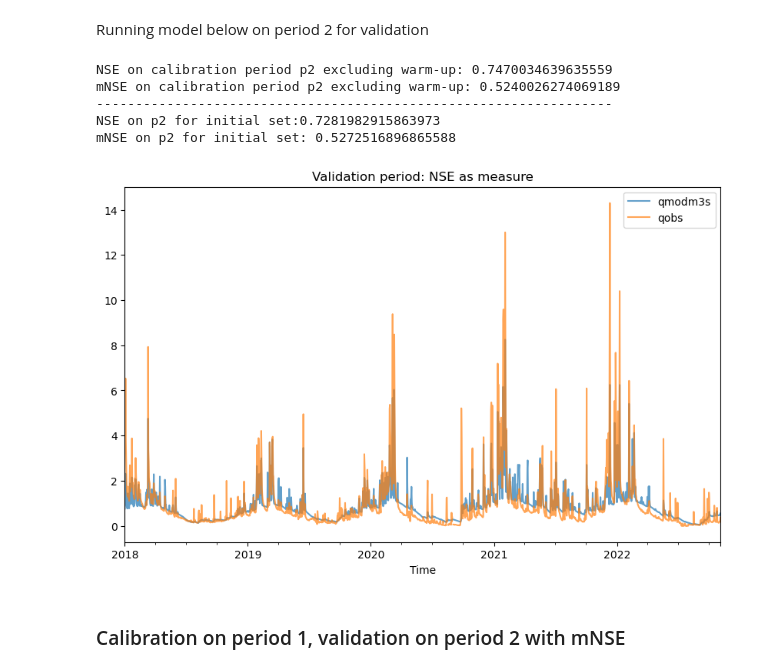
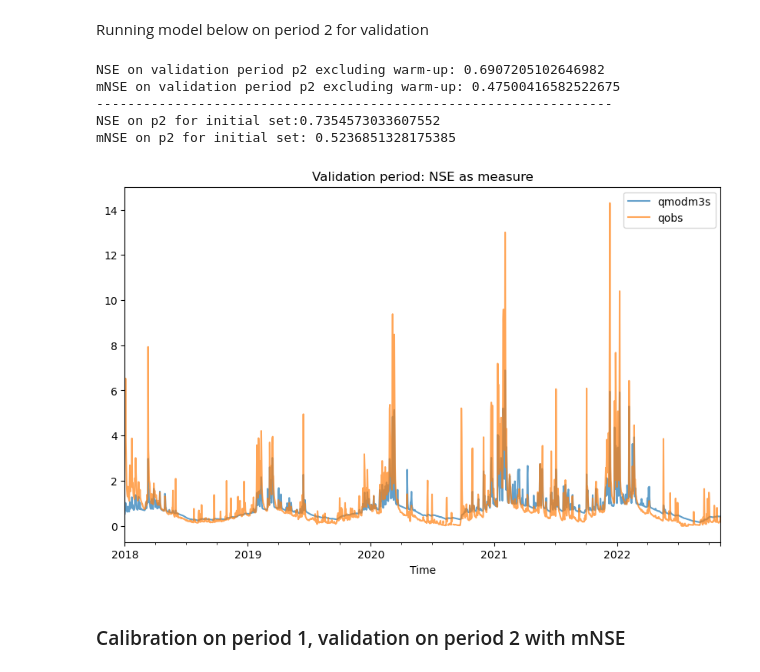
Before and after one commit to olivierbonte/master_thesis, a Jupyter notebook: model_training_and_calibration/PDM_calibration.ipynb, the cells around one changed output. Cells and saved outputs as stored; diff of their text form; code cells hidden in the pictures.

```diff
--- a/model_training_and_calibration/PDM_calibration.ipynb
+++ b/model_training_and_calibration/PDM_calibration.ipynb
@@ -83,0 +113,2 @@ Last day of forcing data: 2022-11-05 23:00:00
+# %%
+p_zwalm.set_index('Timestamp')['#_nonan_stations'].hvplot()
@@ -164,31 +217,36 @@ mainly on the first period, calibration needs to be improved!
 ## Calibration
 
 ### Calibration on period 1, validation on period 2 with NSE
+# %%
+goal_function = lambda param: -PDM_calibration_wrapper(
+    param, parameters_initial.columns, 'NSE',p_zwalm_p1['P_thiessen'].values,
+    ep_zwalm_p1['EP_thiessen'].values, area_zwalm_new, deltat,
+    deltat_out, p1_period.values, p1_period_excl_warmup.values, Q_day['Value'], m =2
+)
+
+init_reshaped = parameters_initial.values.flatten()
+
+Nfeval = 1
+def callback_personal(Xi):
+    global Nfeval
+    print(Nfeval)#type:ignore
+    print('Current parameter set' + str(Xi))
+    Nfeval += 1#type:ignore
 # %%
-goal_function = lambda param: -PDM_calibration_wrapper(
-    param, parameters_initial.columns, 'NSE',p_zwalm_p1['P_thiessen'].values,
-    ep_zwalm_p1['EP_thiessen'].values, area_zwalm_new, deltat,
-    deltat_out, p1_period.values, p1_period_excl_warmup.values, Q_day['Value']
-)
-
-init_reshaped = parameters_initial.values.flatten()
-
-Nfeval = 1
-def callback_personal(Xi):
-    global Nfeval
-    print(Nfeval)#type:ignore
-    print('Current parameter set' + str(Xi))
-    Nfeval += 1#type:ignore
 if exec_optimisation:
     optimize_result_p1 = scipy.optimize.minimize(
         goal_function, init_reshaped, method = 'Nelder-Mead',
         callback = callback_personal,
-        options = {'xatol':0.01, 'fatol':0.001, 'maxiter':150}
+        bounds = bounds_list,
+        options = {'fatol':0.001}
     ) #has to be (n,) for initial valeus
 # Read in and write out data
+duration = 1000
+freq = 350
+winsound.Beep(freq, duration)
 if exec_write:
     p1_opt_parameters = pd.DataFrame(optimize_result_p1.x.reshape(1,-1))#type:ignore
     p1_opt_parameters.columns = parameters_initial.columns
-    p1_opt_parameters.to_csv('data/Zwalm_PDM_parameters/p1_opt_param.csv')
+    p1_opt_parameters.to_csv('data/Zwalm_PDM_parameters/p1_opt_param_NSE_qconst_strict_m_2.csv')
 if exec_read:
     p1_opt_parameters = pd.read_csv('data/Zwalm_PDM_parameters/p1_opt_param.csv', index_col= False)
@@ -245,33 +321,33 @@ Running model below on period 2 for validation
 # %%
 pd_zwalm_outp2_p1opt = PDM(P = p_zwalm_p2['P_thiessen'].values,
     EP = ep_zwalm_p2['EP_thiessen'].values,
     t = p2_period.values, area = area_zwalm_new, deltat = deltat, deltatout = deltat_out ,
     parameters = p1_opt_parameters)#type:ignore
-pd_zwalm_outp2_p1opt = pd_zwalm_outp2_p1opt.join(Q_day, on = 'Time', how = 'left')
+pd_zwalm_outp2_p1opt = pd_zwalm_outp2_p1opt.join(Q_day_join, on = 'Time', how = 'left')
 pd_zwalm_outp2_p1opt = pd_zwalm_outp2_p1opt.set_index('Time')
 fig, ax = plt.subplots(figsize = (10,6))
 pd_zwalm_outp2_p1opt.plot(ax = ax, y = ['qmodm3s','qobs'], alpha = 0.7, title = 'Validation period: NSE as measure')
 
 nse_p2_p1opt = NSE(
     pd_zwalm_outp2_p1opt.loc[p2_period_excl_warmup, 'qmodm3s'],
     pd_zwalm_outp2_p1opt.loc[p2_period_excl_warmup, 'qobs']
 )
 mnse_p2_p1opt = mNSE(
     pd_zwalm_outp2_p1opt.loc[p2_period_excl_warmup, 'qmodm3s'],
     pd_zwalm_outp2_p1opt.loc[p2_period_excl_warmup, 'qobs']
 )
-print('NSE on calibration period p2 excluding warm-up: ' +str(nse_p2_p1opt))
-print('mNSE on calibration period p2 excluding warm-up: ' +str(mnse_p2_p1opt))
+print('NSE on validation period p2 excluding warm-up: ' +str(nse_p2_p1opt))
+print('mNSE on validation period p2 excluding warm-up: ' +str(mnse_p2_p1opt))
 print('------------------------------------------------------------------')
 print('NSE on p2 for initial set:' + str(nse_initial_p2))
 print('mNSE on p2 for initial set: ' + str(mnse_initial_p2))
 # %% [output]
-NSE on calibration period p2 excluding warm-up: 0.7470034639635559
-mNSE on calibration period p2 excluding warm-up: 0.5240026274069189
+NSE on validation period p2 excluding warm-up: 0.6907205102646982
+mNSE on validation period p2 excluding warm-up: 0.47500416582522675
 ------------------------------------------------------------------
-NSE on p2 for initial set:0.7281982915863973
-mNSE on p2 for initial set: 0.5272516896865588
+NSE on p2 for initial set:0.7354573033607552
+mNSE on p2 for initial set: 0.5236851328175385
-[figure, old version]
+[figure, new version]
 # %% [markdown]
 ### Calibration on period 1, validation on period 2 with mNSE
 # %%
```
Also changed, not shown: parts of 33 cells of this notebook.
